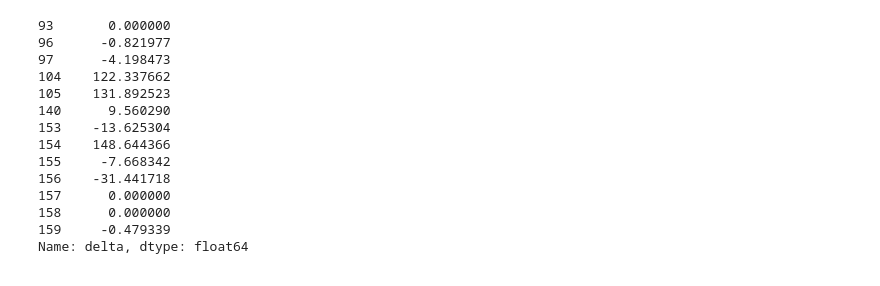
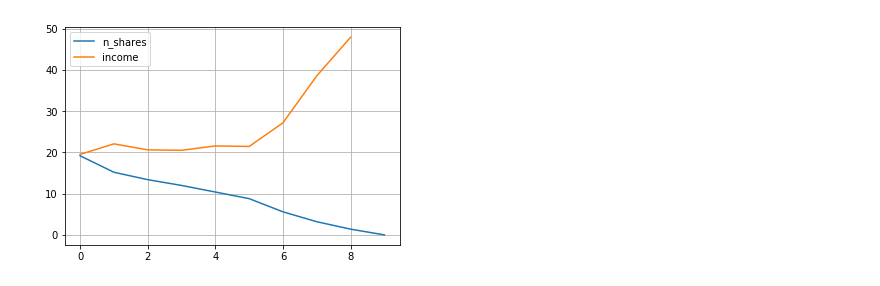
Before and after one commit to griddic/shares_analysis, a Jupyter notebook: playground.ipynb, the cells around one changed output. Saved outputs shown, nothing was run; the diff lists cells and outputs as text; code cells hidden in the pictures.

Commit message:
data downloads

```diff
--- a/playground.ipynb
+++ b/playground.ipynb
@@ -5,6 +5,11 @@ import pandas
 from metrics import incom_not_weighted
 import matplotlib.pyplot as plt
 
-df = pandas.read_csv("resources/multipliers_to_cost_increase.csv")
-df.fillna(0, inplace=True)
+from process import load_data, transform_multipliers
+from transformator import Multiplier
+
+df = load_data()
+delta = df['delta']
+dft = transform_multipliers(df)
+M = Multiplier
 columns = ["P/E", "E/P", "P/B", "P/S", "P/CF", "L/A", "NetDebt / EBITDA", "EV / EBITDA", "ROA", "ROE", "ROS", "delta"]
@@ -57,17 +16,15 @@ plt.show()
-# %%
-delta[la > 100]
-# %% [output]
-93       0.000000
-96      -0.821977
-97      -4.198473
-104    122.337662
-105    131.892523
-140      9.560290
-153    -13.625304
-154    148.644366
-155     -7.668342
-156    -31.441718
-157      0.000000
-158      0.000000
-159     -0.479339
-Name: delta, dtype: float64
+# %%
+lens = []
+incomss = []
+for i in range(0, 100, 10):
+    indexes = (dft[M.p_to_b] > i) & (dft[M.netDebt_to_ebitda] > 50)
+    incoms = delta[indexes]
+    lens.append(len(incoms))
+    incomss.append(numpy.mean(incoms))
+df_inc = pandas.DataFrame()
+df_inc['n_shares'] = [l/5 for l in lens]
+df_inc['income'] = incomss
+df_inc.plot(grid=True)
+plt.show()
+# %% [output]
+[figure, added]
```
Also changed, not shown: parts of 6 cells of this notebook, 10 other files.
